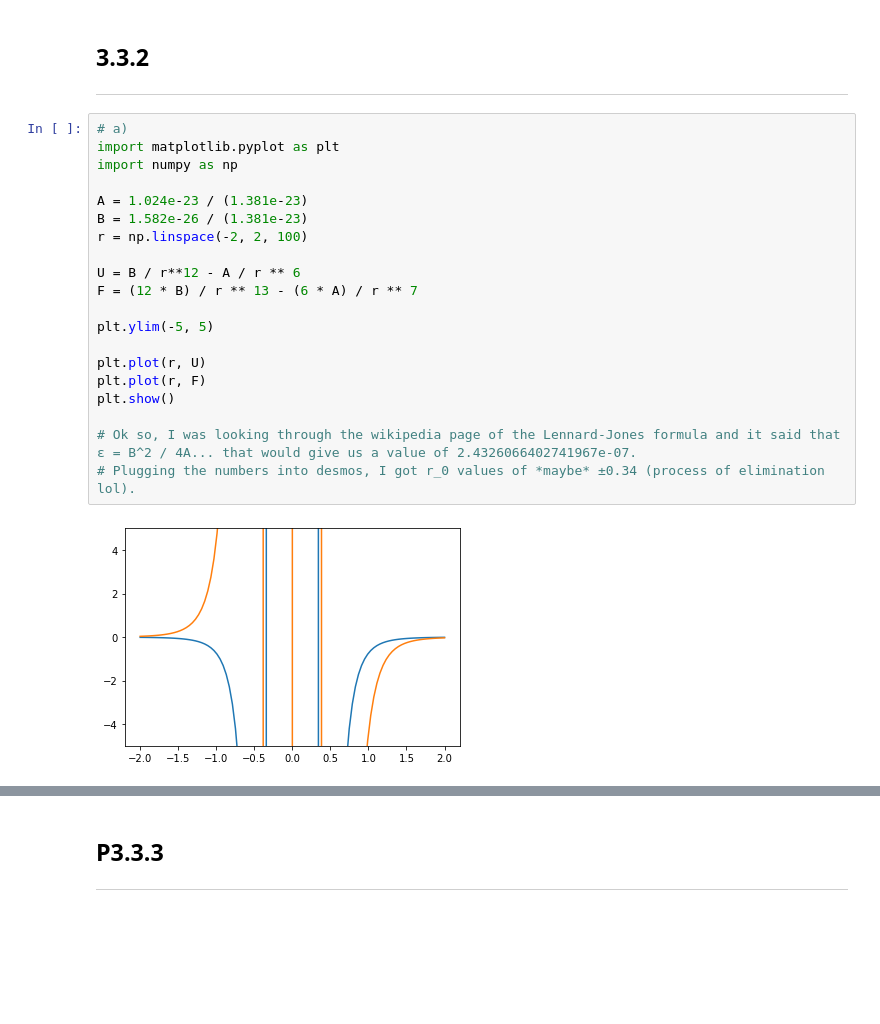
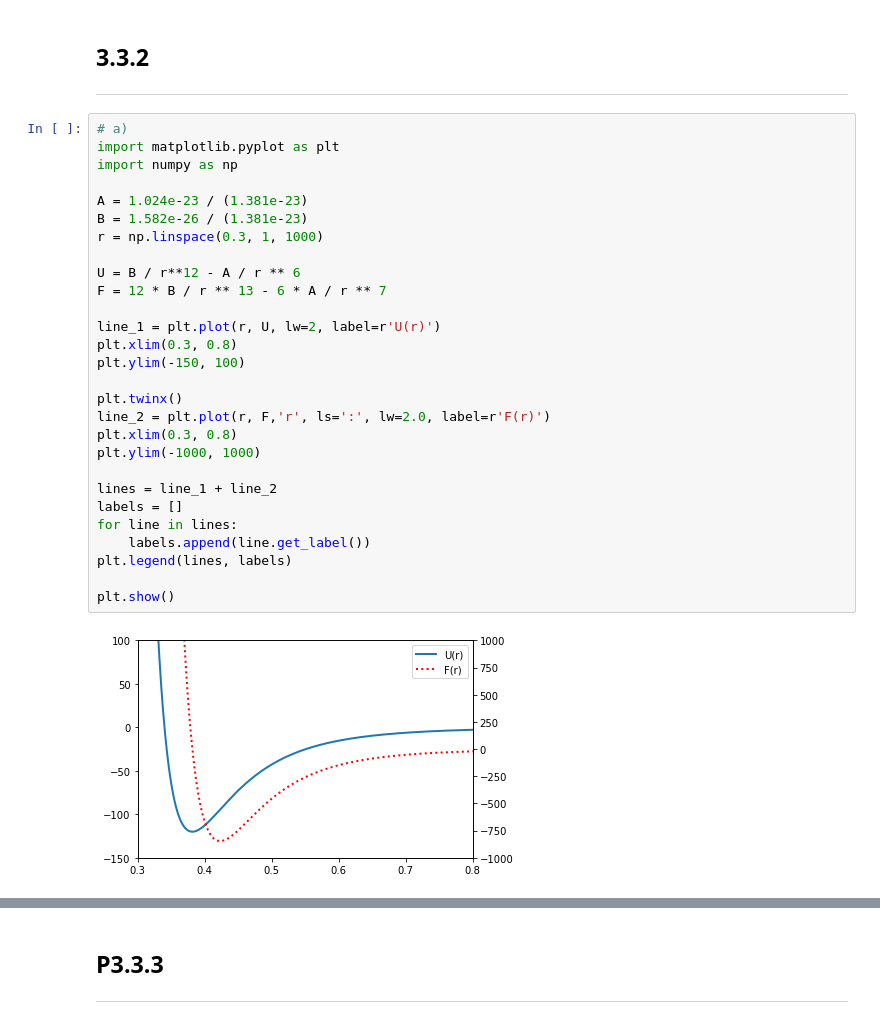
Before and after one commit to DarkHawk727/Learn-Scientific-Programming-with-Python, a Jupyter notebook: Section 3.3/Section 3.3 Problems.ipynb, the cells around one changed output, grey strips where cells are left out. Drawn from its saved outputs; the diff is of its cells as text; blank space fills up the shorter version.

```diff
--- a/Section 3.3/Section 3.3 Problems.ipynb
+++ b/Section 3.3/Section 3.3 Problems.ipynb
@@ -31,22 +31,30 @@ plt.show()
 # %%
 # a)
 import matplotlib.pyplot as plt
 import numpy as np
 
 A = 1.024e-23 / (1.381e-23)
 B = 1.582e-26 / (1.381e-23)
-r = np.linspace(-2, 2, 100)
+r = np.linspace(0.3, 1, 1000)
 
 U = B / r**12 - A / r ** 6
-F = (12 * B) / r ** 13 - (6 * A) / r ** 7
+F = 12 * B / r ** 13 - 6 * A / r ** 7
 
-plt.ylim(-5, 5)
+line_1 = plt.plot(r, U, lw=2, label=r'U(r)')
+plt.xlim(0.3, 0.8)
+plt.ylim(-150, 100)
 
-plt.plot(r, U)
-plt.plot(r, F)
+plt.twinx()
+line_2 = plt.plot(r, F,'r', ls=':', lw=2.0, label=r'F(r)')
+plt.xlim(0.3, 0.8)
+plt.ylim(-1000, 1000)
+
+lines = line_1 + line_2
+labels = []
+for line in lines:
+    labels.append(line.get_label())
+plt.legend(lines, labels)
+
 plt.show()
-
-# Ok so, I was looking through the wikipedia page of the Lennard-Jones formula and it said that ε = B^2 / 4A... that would give us a value of 2.4326066402741967e-07.
-# Plugging the numbers into desmos, I got r_0 values of *maybe* ±0.34 (process of elimination lol).
 # %% [output]
-[figure, old version]
+[figure, new version]
```
Also changed, not shown: parts of 3 cells of this notebook.
